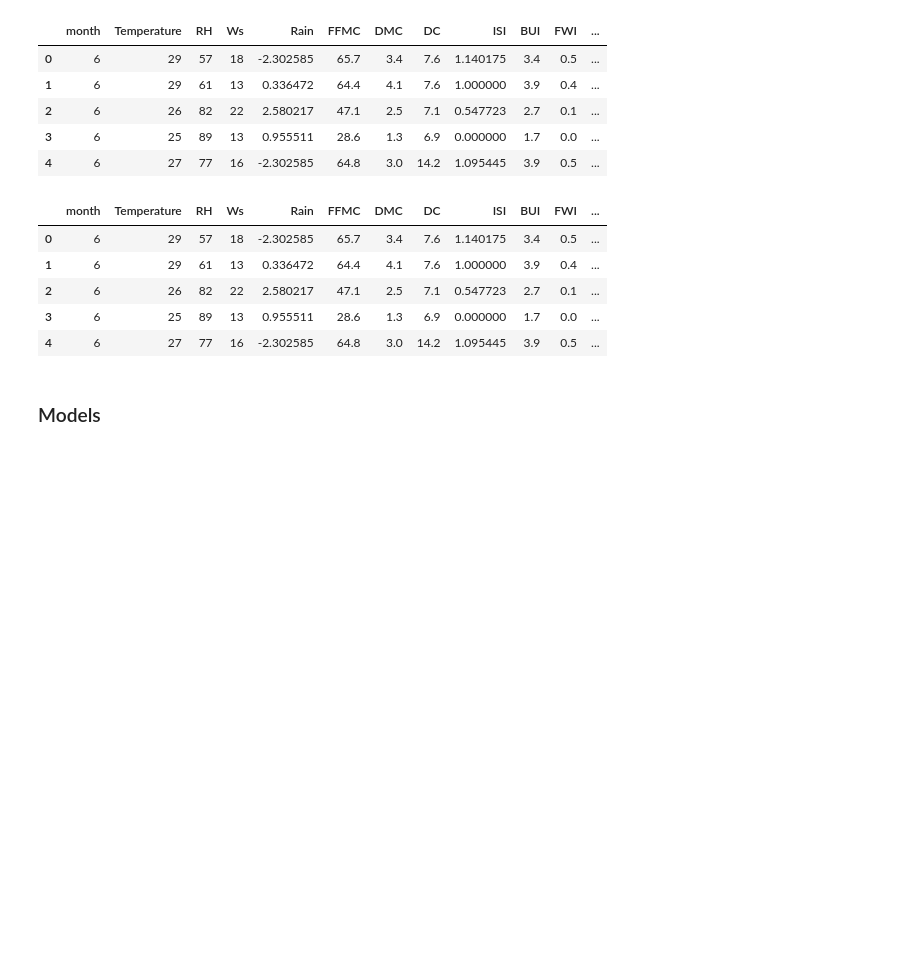
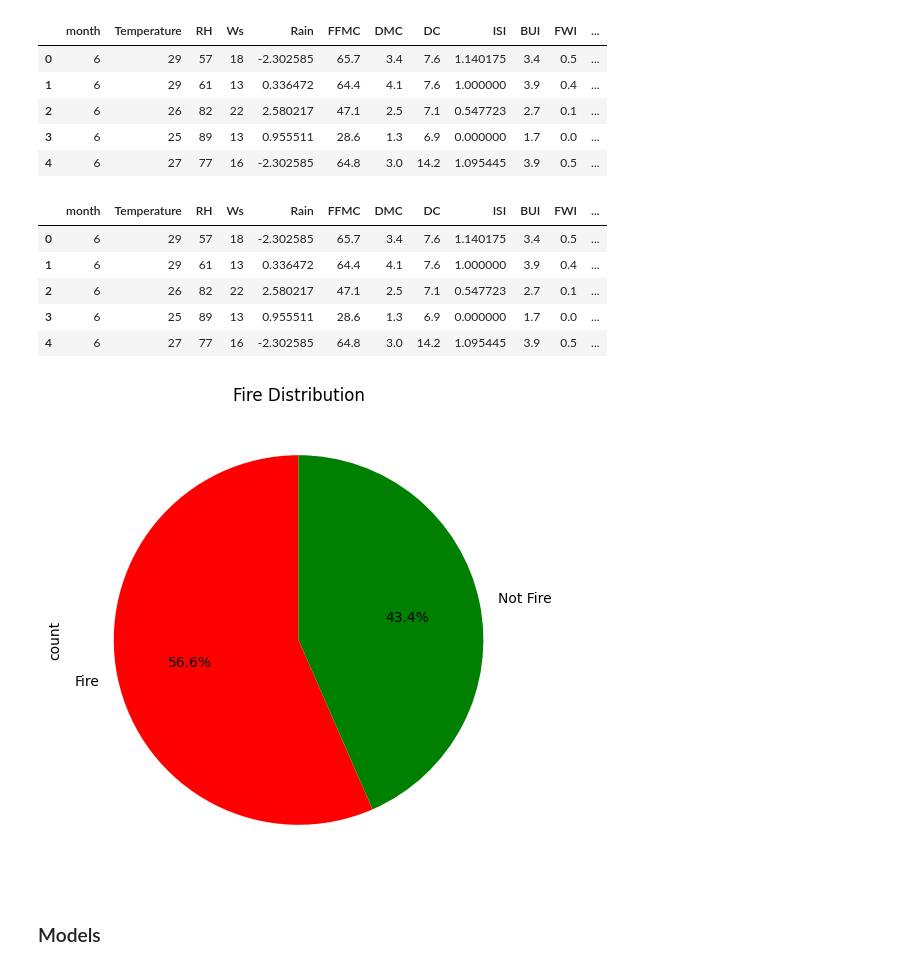
Before and after one commit to BahaaAY/FireWatcher-ML-Models, a Jupyter notebook: model-1/algerian-forest-fires.ipynb, the cells around one changed output. Drawn from its saved outputs; the diff is of its cells as text; code cells hidden in the pictures; blank space fills up the shorter version.

Commit message:
added classes piechart

```diff
--- a/model-1/algerian-forest-fires.ipynb
+++ b/model-1/algerian-forest-fires.ipynb
@@ -377,6 +377,17 @@ df.head()
 | 2 | 6 | 26 | 82 | 22 | 2.580217 | 47.1 | 2.5 | 7.1 | 0.547723 | 2.7 | 0.1 | ... |
 | 3 | 6 | 25 | 89 | 13 | 0.955511 | 28.6 | 1.3 | 6.9 | 0.000000 | 1.7 | 0.0 | ... |
 | 4 | 6 | 27 | 77 | 16 | -2.302585 | 64.8 | 3.0 | 14.2 | 1.095445 | 3.9 | 0.5 | ... |
+# %%
+# generate piechart for fire column
+
+plt.figure(figsize=(10, 6))
+
+df['Fire'].value_counts().plot.pie(autopct='%1.1f%%', colors=['red', 'green'], startangle=90, labels=['Fire', 'Not Fire'])
+
+plt.title('Fire Distribution')
+plt.show()
+# %% [output]
+[figure, added]
 # %%
 # Split the data into training and test sets
 from sklearn.model_selection import train_test_split
```
